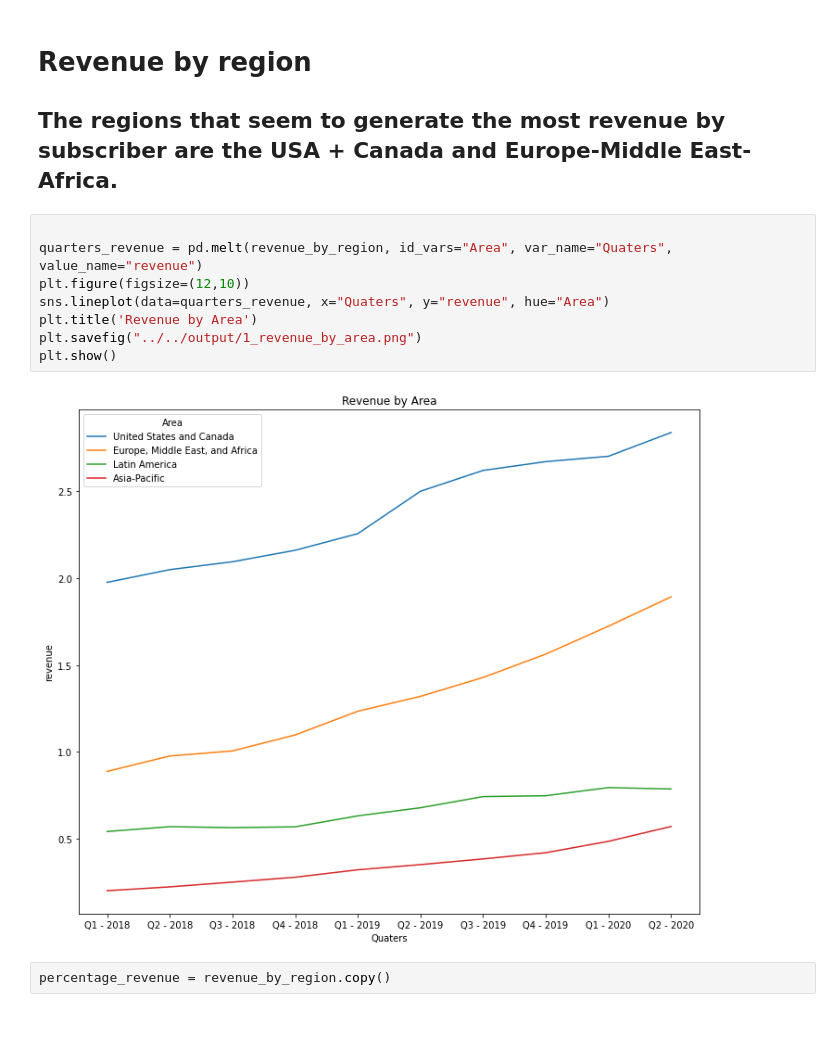
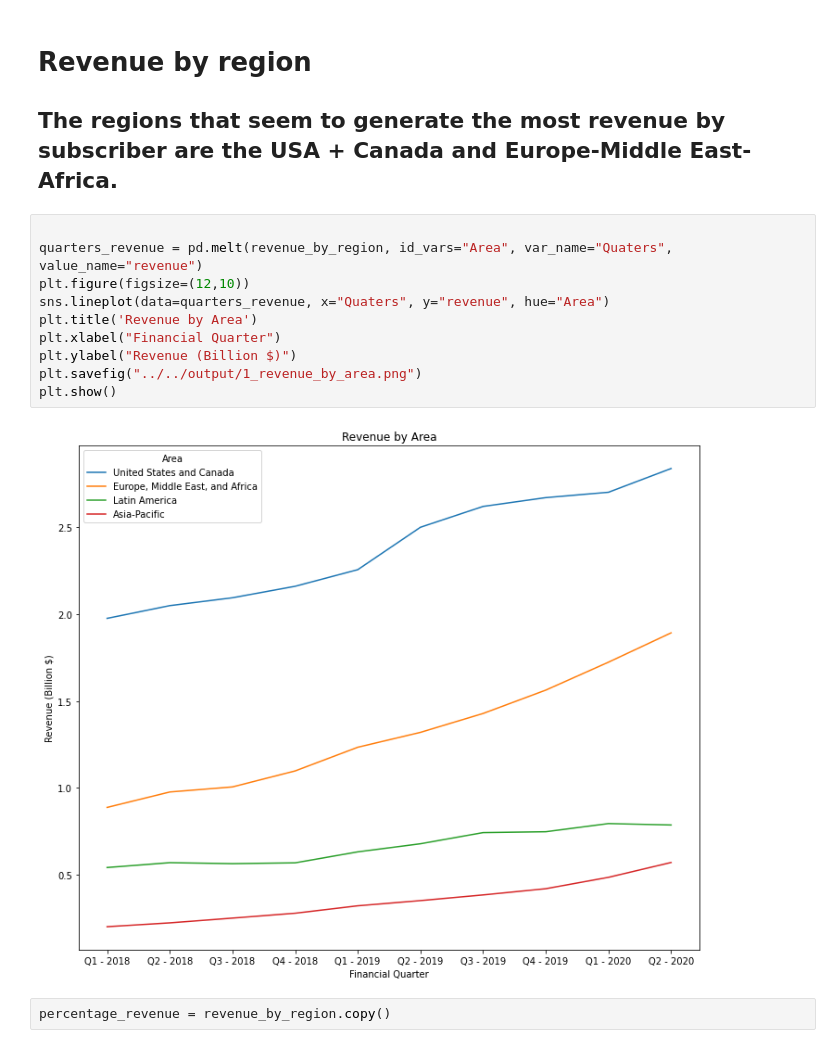
Before and after one commit to jimbleslilley/bootcamp-project-1, a Jupyter notebook: Jupyter_Notebooks/1_Netflix_Growth/3_RegionGrowth_continued.ipynb, the cells around one changed output. Saved outputs shown, nothing was run; the diff lists cells and outputs as text.

```diff
--- a/Jupyter_Notebooks/1_Netflix_Growth/3_RegionGrowth_continued.ipynb
+++ b/Jupyter_Notebooks/1_Netflix_Growth/3_RegionGrowth_continued.ipynb
@@ -103,13 +103,15 @@ Index(['Area', 'Q1 - 2018', 'Q2 - 2018', 'Q3 - 2018', 'Q4 - 2018', 'Q1 - 2019',
 # %%
 
 quarters_revenue = pd.melt(revenue_by_region, id_vars="Area", var_name="Quaters", value_name="revenue")
 plt.figure(figsize=(12,10))
 sns.lineplot(data=quarters_revenue, x="Quaters", y="revenue", hue="Area")
 plt.title('Revenue by Area')
+plt.xlabel("Financial Quarter")
+plt.ylabel("Revenue (Billion $)")
 plt.savefig("../../output/1_revenue_by_area.png")
 plt.show()
 # %% [output]
-[figure, old version]
+[figure, new version]
 # %%
 percentage_revenue = revenue_by_region.copy()
 # %%
```
Also changed, not shown: parts of 1 cell of this notebook, 4 other files.
